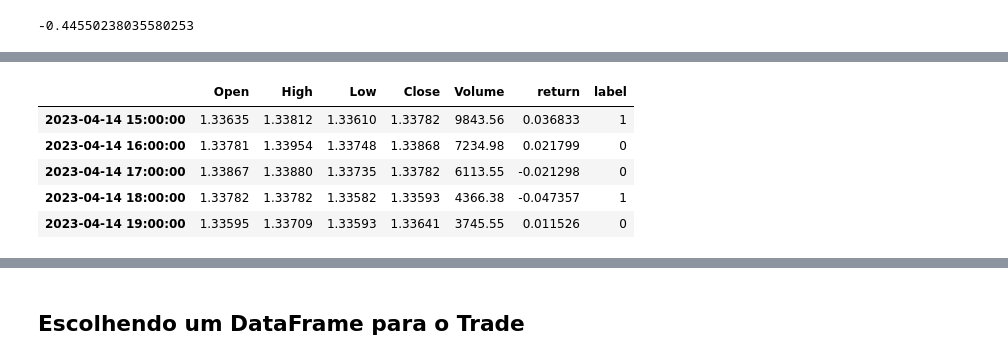
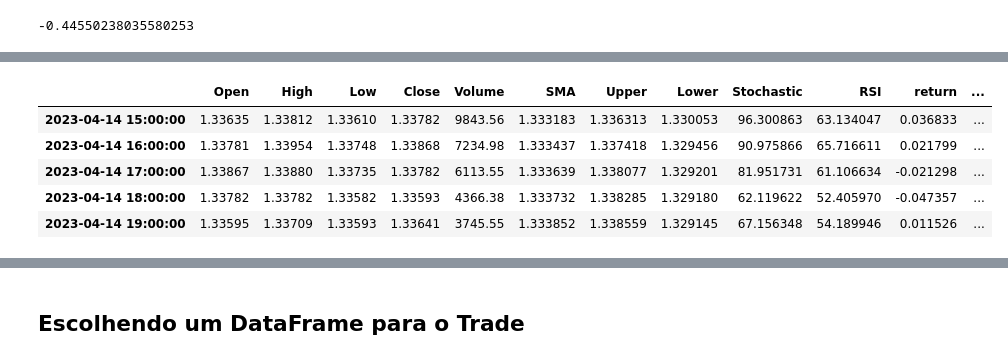
Before and after one commit to akashj-creator/BinaryOptionsXGB, a Jupyter notebook: Predict Future Price - Binary Option of USDCAD - V6.ipynb, the cells around one changed output, grey strips where cells are left out. Drawn from its saved outputs; the diff is of its cells as text; code cells hidden in the pictures.

```diff
--- a/Predict Future Price - Binary Option of USDCAD - V6.ipynb
+++ b/Predict Future Price - Binary Option of USDCAD - V6.ipynb
@@ -57,0 +167,26 @@ mpf.plot(usd_cad, **kwargs)
+# %%
+# Calculado RSI
+# Define o período de tempo para calcular o RSI
+period = 14
+
+# Calcula as diferenças entre o preço de fechamento atual e o preço de fechamento do dia anterior
+diff = df['Close'].diff()
+
+# Separa as diferenças em ganhos e perdas
+gain = diff.where(diff > 0, 0)
+loss = -diff.where(diff < 0, 0)
+
+# Calcula a média móvel exponencial dos ganhos e perdas
+ema_gain = gain.ewm(alpha=1/period, min_periods=period, adjust=False).mean()
+ema_loss = loss.ewm(alpha=1/period, min_periods=period, adjust=False).mean()
+
+# Calcula a relação entre a média móvel dos ganhos e perdas, obtendo o RSI
+rs = ema_gain / ema_loss
+rsi = 100 - (100 / (1 + rs))
+
+# Adiciona o resultado como uma nova coluna ao conjunto de dados
+df['RSI'] = rsi
+
+# Exibe o conjunto de dados com o RSI
+display(df.head())
+display(df.tail())
@@ -210,15 +378,15 @@ df.tail()
 # %%
 df2 = df.copy()
 
-df = df.loc[:,['Open', 'High', 'Low', 'Close', 'Volume', 'return', 'label']]
+df = df.loc[:,['Open', 'High', 'Low', 'Close', 'Volume','SMA','Upper','Lower','Stochastic', 'RSI', 'return', 'label']]
 df.tail()
 # %% [output]
-|  | Open | High | Low | Close | Volume | return | label |
-| 2023-04-14 15:00:00 | 1.33635 | 1.33812 | 1.33610 | 1.33782 | 9843.56 | 0.036833 | 1 |
-| 2023-04-14 16:00:00 | 1.33781 | 1.33954 | 1.33748 | 1.33868 | 7234.98 | 0.021799 | 0 |
-| 2023-04-14 17:00:00 | 1.33867 | 1.33880 | 1.33735 | 1.33782 | 6113.55 | -0.021298 | 0 |
-| 2023-04-14 18:00:00 | 1.33782 | 1.33782 | 1.33582 | 1.33593 | 4366.38 | -0.047357 | 1 |
-| 2023-04-14 19:00:00 | 1.33595 | 1.33709 | 1.33593 | 1.33641 | 3745.55 | 0.011526 | 0 |
+|  | Open | High | Low | Close | Volume | SMA | Upper | Lower | Stochastic | RSI | return | ... |
+| 2023-04-14 15:00:00 | 1.33635 | 1.33812 | 1.33610 | 1.33782 | 9843.56 | 1.333183 | 1.336313 | 1.330053 | 96.300863 | 63.134047 | 0.036833 | ... |
+| 2023-04-14 16:00:00 | 1.33781 | 1.33954 | 1.33748 | 1.33868 | 7234.98 | 1.333437 | 1.337418 | 1.329456 | 90.975866 | 65.716611 | 0.021799 | ... |
+| 2023-04-14 17:00:00 | 1.33867 | 1.33880 | 1.33735 | 1.33782 | 6113.55 | 1.333639 | 1.338077 | 1.329201 | 81.951731 | 61.106634 | -0.021298 | ... |
+| 2023-04-14 18:00:00 | 1.33782 | 1.33782 | 1.33582 | 1.33593 | 4366.38 | 1.333732 | 1.338285 | 1.329180 | 62.119622 | 52.405970 | -0.047357 | ... |
+| 2023-04-14 19:00:00 | 1.33595 | 1.33709 | 1.33593 | 1.33641 | 3745.55 | 1.333852 | 1.338559 | 1.329145 | 67.156348 | 54.189946 | 0.011526 | ... |
 # %%
 df = pd.concat([df,df_oil],axis=1, join='inner')
 df.head()
```
Also changed, not shown: parts of 26 cells of this notebook, 3 other files.
